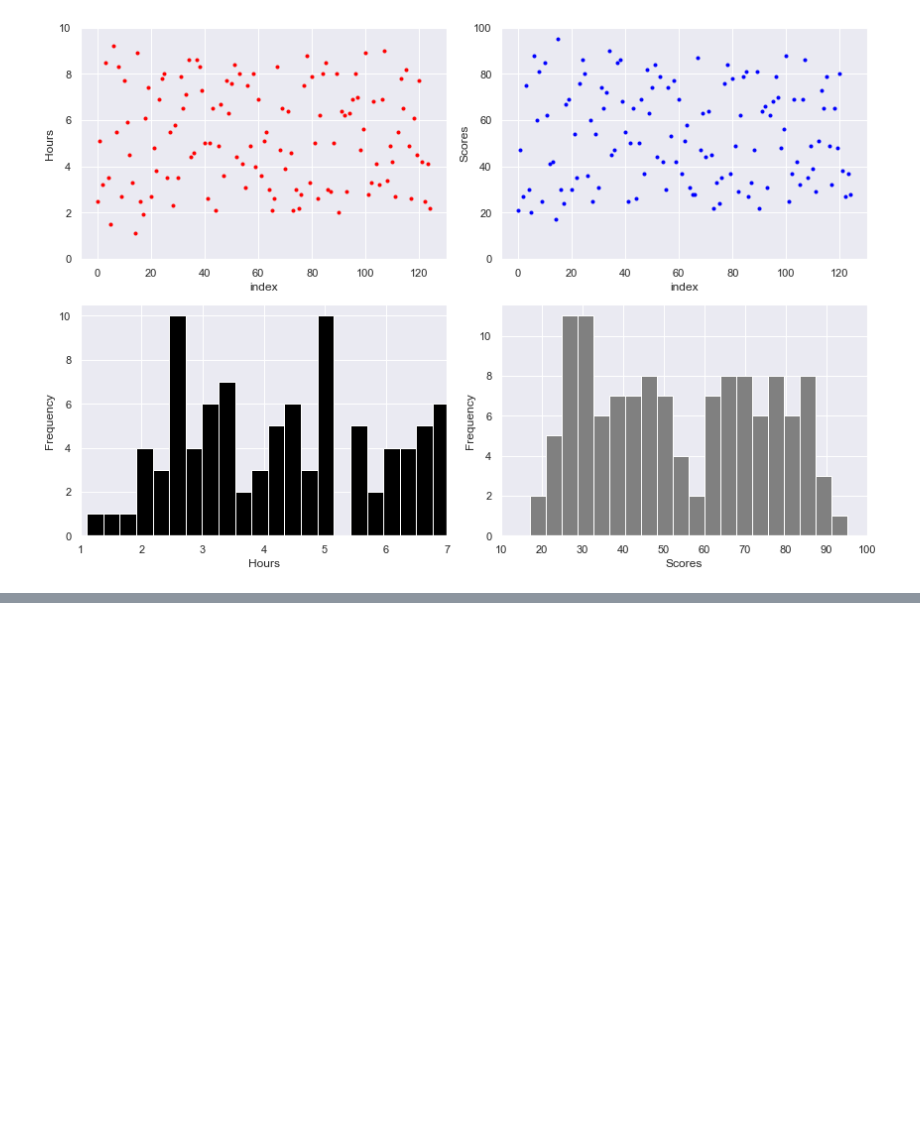
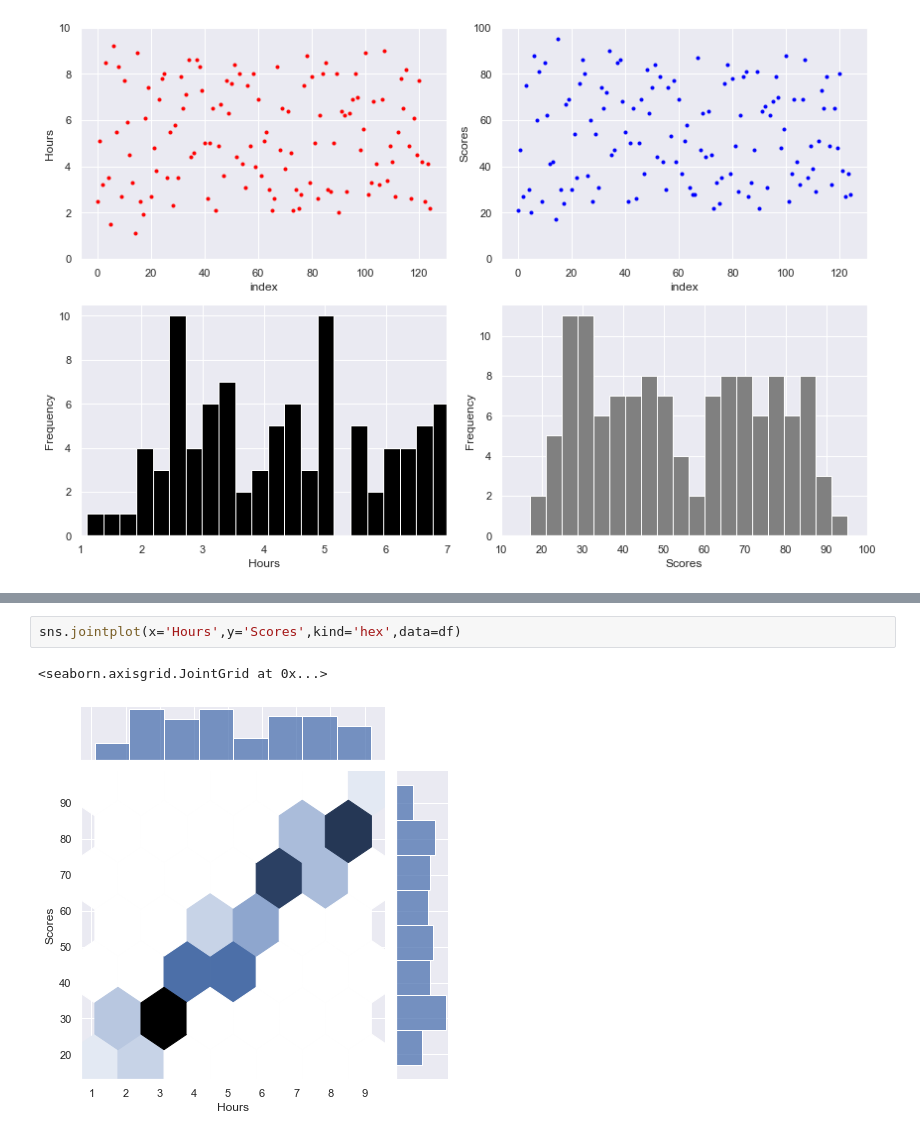
Before and after one commit to akshat-rawat/18CSE398J_MachineLearning, a Jupyter notebook: LinearRegression/Data_Exploration.ipynb, the cells around one changed output, grey strips where cells are left out. Drawn from its saved outputs; the diff is of its cells as text; blank space fills up the shorter version.

```diff
--- a/LinearRegression/Data_Exploration.ipynb
+++ b/LinearRegression/Data_Exploration.ipynb
@@ -244,0 +250,5 @@ fig.tight_layout()
+# %%
+sns.jointplot(x='Hours',y='Scores',kind='hex',data=df)
+# %% [output]
+<seaborn.axisgrid.JointGrid at 0x...>
+[figure, added]
```
Also changed, not shown: parts of 2 cells of this notebook, 1 other file.
